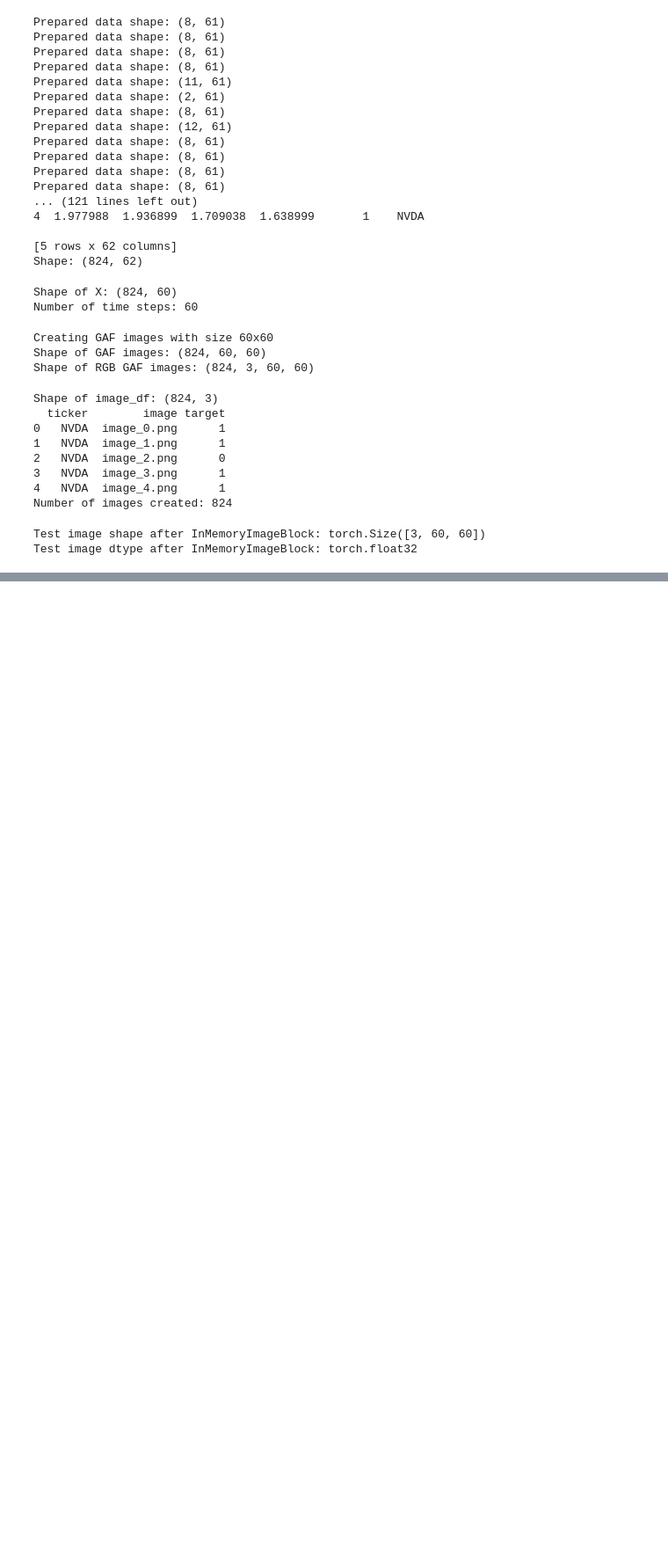
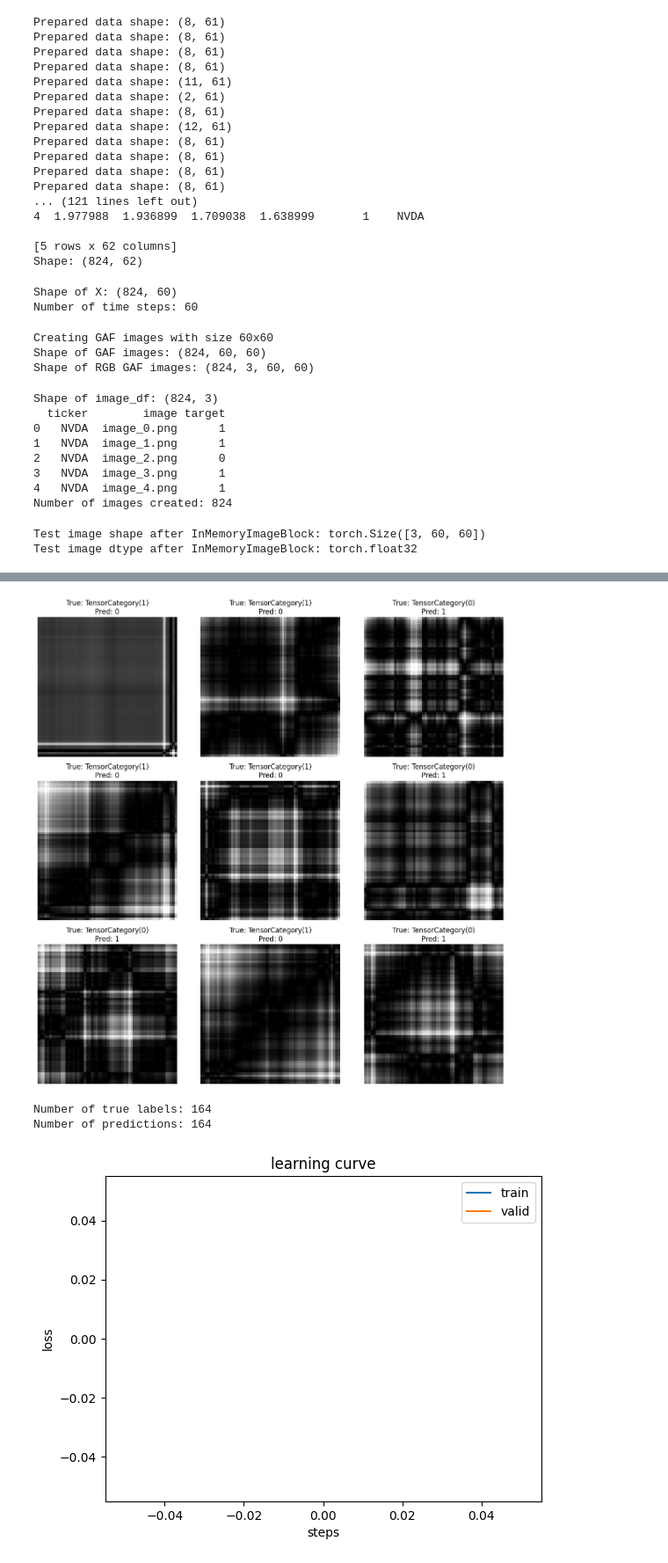
Before and after one commit to mkwatson/A-Cake, a Jupyter notebook: StonksPredictor.ipynb, the cells around one changed output, grey strips where cells are left out. Shown: that part at 88% size. Cells and saved outputs as stored; diff of their text form; code cells hidden in the pictures; blank space fills up the shorter version.

```diff
--- a/StonksPredictor.ipynb
+++ b/StonksPredictor.ipynb
@@ -434,0 +366,76 @@ AttributeError: 'ClassificationInterpretation' object has no attribute 'preds'
+# %%
+import matplotlib.pyplot as plt
+import torch
+import numpy as np
+from sklearn.metrics import confusion_matrix, classification_report
+
+def show_results(learn, rows=3, cols=3):
+    interp = ClassificationInterpretation.from_learner(learn)
+    losses, idxs = interp.top_losses(rows*cols)
+    fig, axes = plt.subplots(rows, cols, figsize=(cols*4, rows*4))
+    for i, ax in enumerate(axes.flat):
+        if i < len(idxs):
+            img, label = learn.dls.valid_ds[idxs[i]]
+            img_display = img.permute(1, 2, 0)[:,:,0]
+            ax.imshow(img_display, cmap='gray')
+
+            img_pred = img.unsqueeze(0)
+
+            with torch.no_grad():
+                output = learn.model(img_pred.to(learn.dls.device))
+                pred_class = output.argmax().item()
+
+            ax.set_title(f'True: {label}\nPred: {pred_class}')
+            ax.axis('off')
+    plt.tight_layout()
+    plt.show()
+
+# Use this function instead of learn.show_results()
+show_results(learn)
+
+# Plot the learning rate vs. loss
+learn.recorder.plot_loss()
+
+def get_predictions(learn):
+    learn.model.eval()
+    preds = []
+    targets = []
+    with torch.no_grad():
+        for batch in learn.dls.valid:
+            inputs, target = batch
+            outputs = learn.model(inputs)
+            preds.append(outputs.argmax(dim=1))
+            targets.append(target)
+    return torch.cat(preds), torch.cat(targets)
+
+def plot_confusion_matrix(learn):
+    y_pred, y_true = get_predictions(learn)
+    print(f"Number of true labels: {len(y_true)}")
+    print(f"Number of predictions: {len(y_pred)}")
+    cm = confusion_matrix(y_true.cpu(), y_pred.cpu())
+    plt.figure(figsize=(10,10))
+    plt.imshow(cm, interpolation='nearest', cmap=plt.cm.Blues)
+    plt.title('Confusion matrix')
+    plt.colorbar()
+    classes = learn.dls.vocab if hasattr(learn.dls, 'vocab') else range(cm.shape[0])
+    tick_marks = np.arange(len(classes))
+    plt.xticks(tick_marks, classes, rotation=45)
+    plt.yticks(tick_marks, classes)
+    plt.tight_layout()
+    plt.ylabel('True label')
+    plt.xlabel('Predicted label')
+    plt.show()
+
+# Try to plot the confusion matrix
+try:
+    plot_confusion_matrix(learn)
+except Exception as e:
+    print(f"Error plotting confusion matrix: {str(e)}")
+
+# Try to print the classification report
+try:
+    y_pred, y_true = get_predictions(learn)
+    print(classification_report(y_true.cpu(), y_pred.cpu()))
+except Exception as e:
+    print(f"Error generating classification report: {str(e)}")
+# %% [output]
@@ -434,0 +443,4 @@ AttributeError: 'ClassificationInterpretation' object has no attribute 'preds'
+[figure, added]
+Number of true labels: 164
+Number of predictions: 164
+[figure, added]
```
Also changed, not shown: parts of 8 cells of this notebook.
